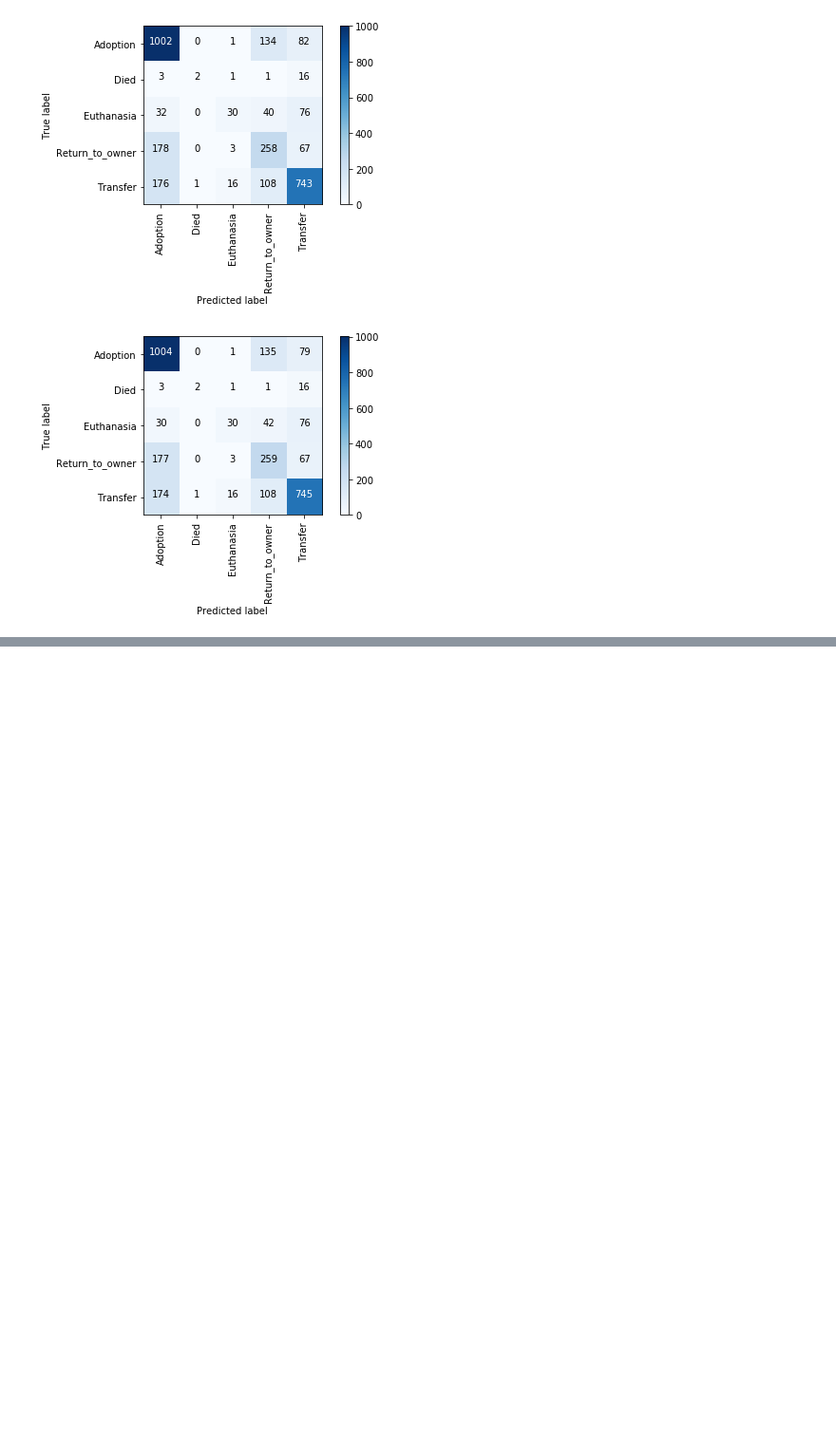
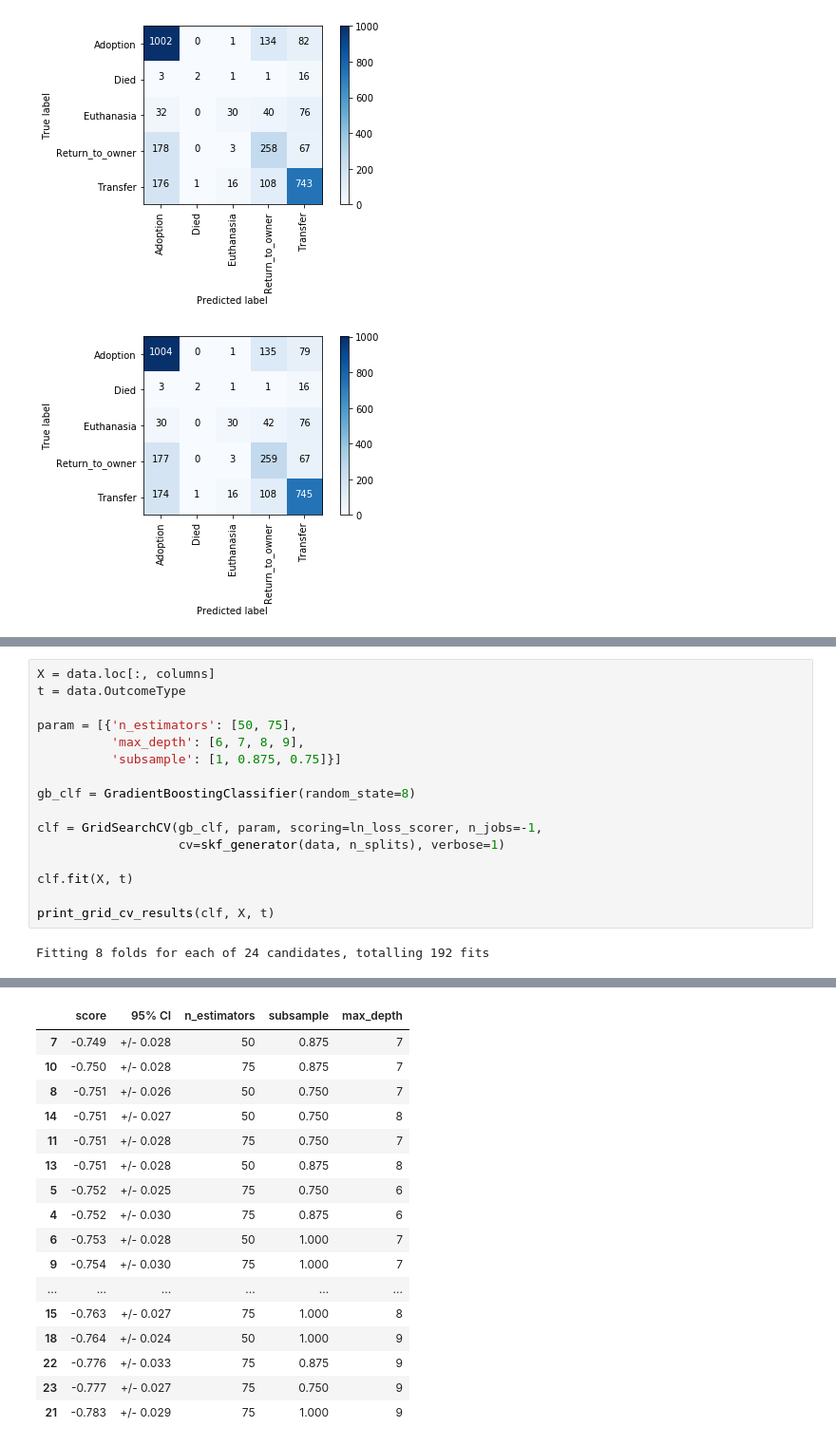
Before and after one commit to mspinelli/animal_shelter, a Jupyter notebook: Classify.ipynb, the cells around one changed output, grey strips where cells are left out. Shown: that part at 95% size. Drawn from its saved outputs; the diff is of its cells as text; blank space fills up the shorter version.

Commit message:
worked on turning GB and added ensemble to improve results even more

```diff
--- a/Classify.ipynb
+++ b/Classify.ipynb
@@ -572,0 +589,18 @@ Fitting 8 folds for each of 12 candidates, totalling 96 fits
+# %%
+X = data.loc[:, columns]
+t = data.OutcomeType
+
+param = [{'n_estimators': [50, 75],
+          'max_depth': [6, 7, 8, 9],
+          'subsample': [1, 0.875, 0.75]}]
+
+gb_clf = GradientBoostingClassifier(random_state=8)
+
+clf = GridSearchCV(gb_clf, param, scoring=ln_loss_scorer, n_jobs=-1,
+                   cv=skf_generator(data, n_splits), verbose=1)
+
+clf.fit(X, t)
+
+print_grid_cv_results(clf, X, t)
+# %% [output]
+Fitting 8 folds for each of 24 candidates, totalling 192 fits
@@ -573 +609,18 @@ Fitting 8 folds for each of 12 candidates, totalling 96 fits
+|  | score | 95% CI | n_estimators | subsample | max_depth |
+| 7 | -0.749 | +/- 0.028 | 50 | 0.875 | 7 |
+| 10 | -0.750 | +/- 0.028 | 75 | 0.875 | 7 |
+| 8 | -0.751 | +/- 0.026 | 50 | 0.750 | 7 |
+| 14 | -0.751 | +/- 0.027 | 50 | 0.750 | 8 |
+| 11 | -0.751 | +/- 0.028 | 75 | 0.750 | 7 |
+| 13 | -0.751 | +/- 0.028 | 50 | 0.875 | 8 |
+| 5 | -0.752 | +/- 0.025 | 75 | 0.750 | 6 |
+| 4 | -0.752 | +/- 0.030 | 75 | 0.875 | 6 |
+| 6 | -0.753 | +/- 0.028 | 50 | 1.000 | 7 |
+| 9 | -0.754 | +/- 0.030 | 75 | 1.000 | 7 |
+| ... | ... | ... | ... | ... | ... |
+| 15 | -0.763 | +/- 0.027 | 75 | 1.000 | 8 |
+| 18 | -0.764 | +/- 0.024 | 50 | 1.000 | 9 |
+| 22 | -0.776 | +/- 0.033 | 75 | 0.875 | 9 |
+| 23 | -0.777 | +/- 0.027 | 75 | 0.750 | 9 |
+| 21 | -0.783 | +/- 0.029 | 75 | 1.000 | 9 |
 # %%
```
Also changed, not shown: parts of 7 cells of this notebook.
